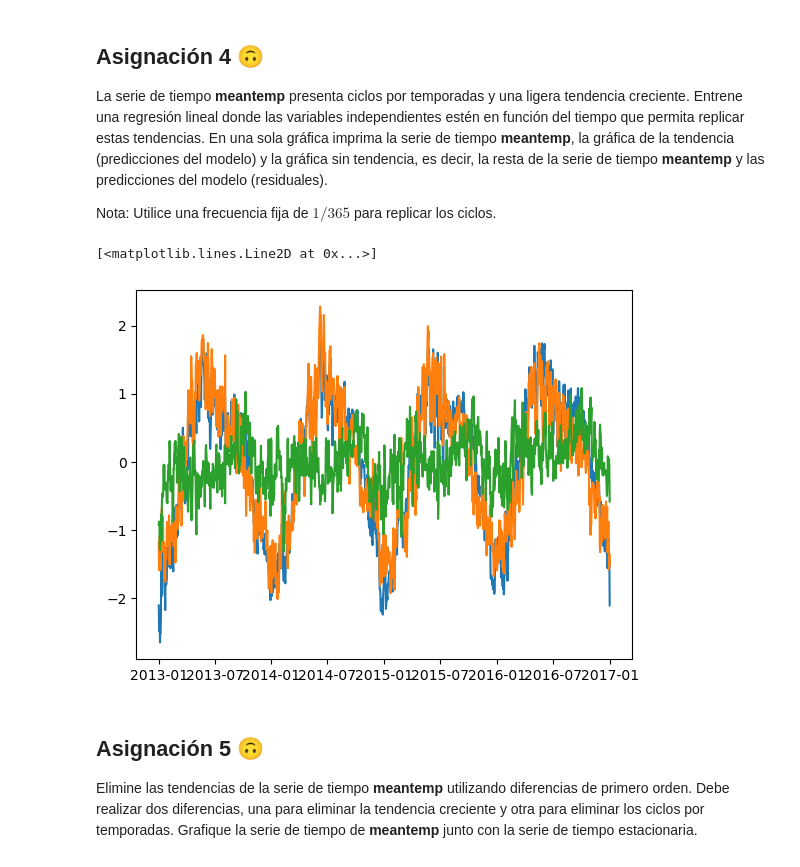
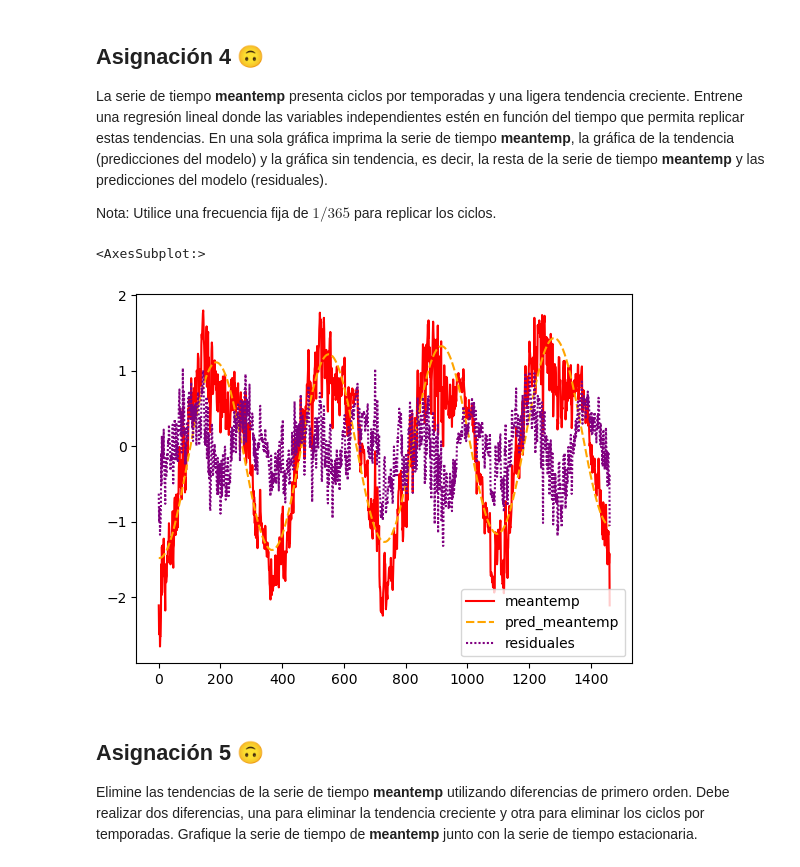
Before and after one commit to V-ivan11/Time-series, a Jupyter notebook: Tareas/3 - Preprocesamiento de Series de Tiempo.ipynb, the cells around one changed output. Saved outputs shown, nothing was run; the diff lists cells and outputs as text; code cells hidden in the pictures.

```diff
--- a/Tareas/3 - Preprocesamiento de Series de Tiempo.ipynb
+++ b/Tareas/3 - Preprocesamiento de Series de Tiempo.ipynb
@@ -125,14 +125,28 @@ sns.lineplot(data=df[['meantemp', 'pred_meantemp']], palette=['indigo', 'red'])
 La serie de tiempo __meantemp__ presenta ciclos por temporadas y una ligera tendencia creciente. Entrene una regresión lineal donde las variables independientes estén en función del tiempo que permita replicar estas tendencias. En una sola gráfica imprima la serie de tiempo __meantemp__, la gráfica de la tendencia (predicciones del modelo) y la gráfica sin tendencia, es decir, la resta de la serie de tiempo __meantemp__ y las predicciones del modelo (residuales).
 
 Nota: Utilice una frecuencia fija de $1/365$ para replicar los ciclos.
-# %%
-df_scaled["resid"] = df_scaled["meantemp"] - df_scaled["pred_meantemp"]
-plt.plot(df_scaled["date"], df_scaled["meantemp"])
-plt.plot(df_scaled["date"], df_scaled["pred_meantemp"])
-plt.plot(df_scaled["date"], df_scaled["resid"])
-# %% [output]
-[<matplotlib.lines.Line2D at 0x...>]
-[figure, removed]
+# %%
+time = np.arange(len(meantemp))
+bias = np.ones(len(meantemp))
+frequency = 1/365
+phase = np.pi/2
+sen = np.sin((2 * np.pi * frequency * time) + phase)
+cos = np.cos((2 * np.pi * frequency * time) + phase)
+
+# Define characteristics and target
+x = np.column_stack((bias, time, sen, cos))
+
+# Apply linear regression
+w, residuals, rank, s = np.linalg.lstsq(x, meantemp, rcond=None)
+# %%
+df_scaled["pred_meantemp"] = np.matmul(w, x.T).T
+
+df_scaled["residuales"] = meantemp - df_scaled["pred_meantemp"]
+
+sns.lineplot(data=df[['meantemp', 'pred_meantemp', 'residuales']], palette=['red', 'orange', 'purple'])
+# %% [output]
+<AxesSubplot:>
+[figure, added]
 # %% [markdown]
 ## Asignación 5 &#x1F643;
 
```
Also changed, not shown: parts of 2 cells of this notebook, 1 other file.
